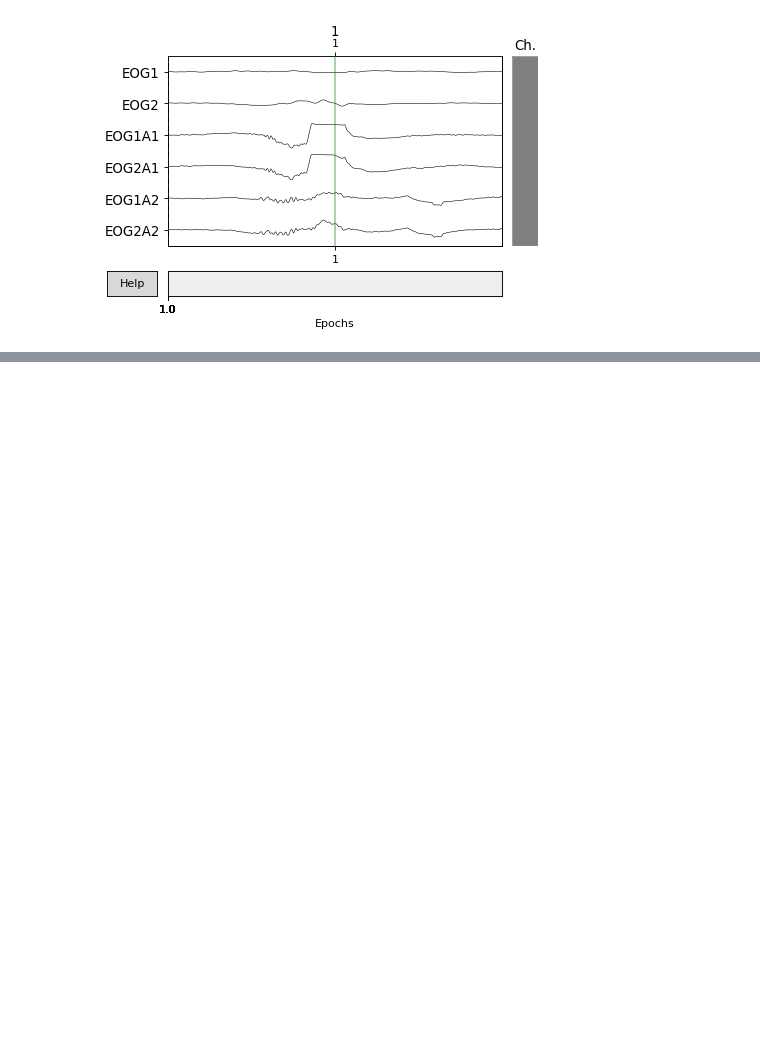
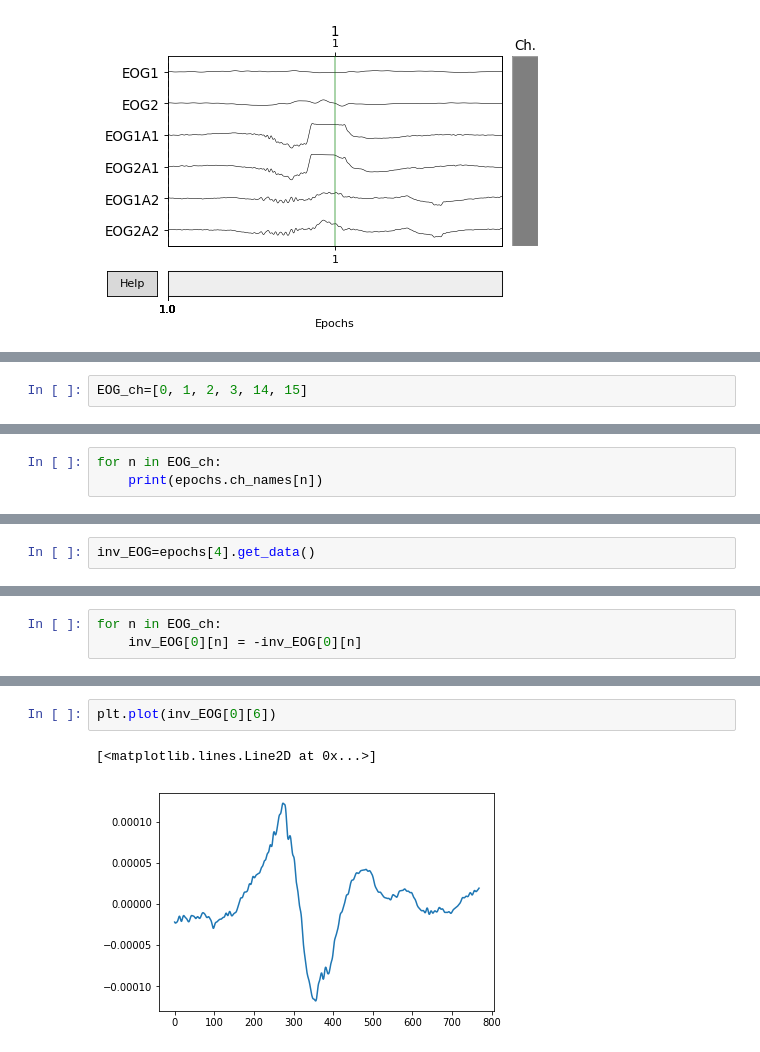
Before and after one commit to gabrielcsilva/Proj_final_PDS, a Jupyter notebook: Codigos/Trabalho final.ipynb, the cells around one changed output, grey strips where cells are left out. Cells and saved outputs as stored; diff of their text form; blank space fills up the shorter version.

```diff
--- a/Codigos/Trabalho final.ipynb
+++ b/Codigos/Trabalho final.ipynb
@@ -121,0 +405,2 @@ no_plot = epochs[4].plot(picks=['F3', 'F4', 'C3', 'C4'])
+# %%
+EOG_ch=[0, 1, 2, 3, 14, 15]
@@ -121,0 +411,3 @@ no_plot = epochs[4].plot(picks=['F3', 'F4', 'C3', 'C4'])
+# %%
+for n in EOG_ch:
+    print(epochs.ch_names[n])
@@ -121,0 +421,2 @@ no_plot = epochs[4].plot(picks=['F3', 'F4', 'C3', 'C4'])
+# %%
+inv_EOG=epochs[4].get_data()
@@ -121,0 +427,3 @@ no_plot = epochs[4].plot(picks=['F3', 'F4', 'C3', 'C4'])
+# %%
+for n in EOG_ch:
+    inv_EOG[0][n] = -inv_EOG[0][n]
@@ -121,0 +455,5 @@ no_plot = epochs[4].plot(picks=['F3', 'F4', 'C3', 'C4'])
+# %%
+plt.plot(inv_EOG[0][6])
+# %% [output]
+[<matplotlib.lines.Line2D at 0x...>]
+[figure, added]
```
Also changed, not shown: parts of 17 cells of this notebook.
